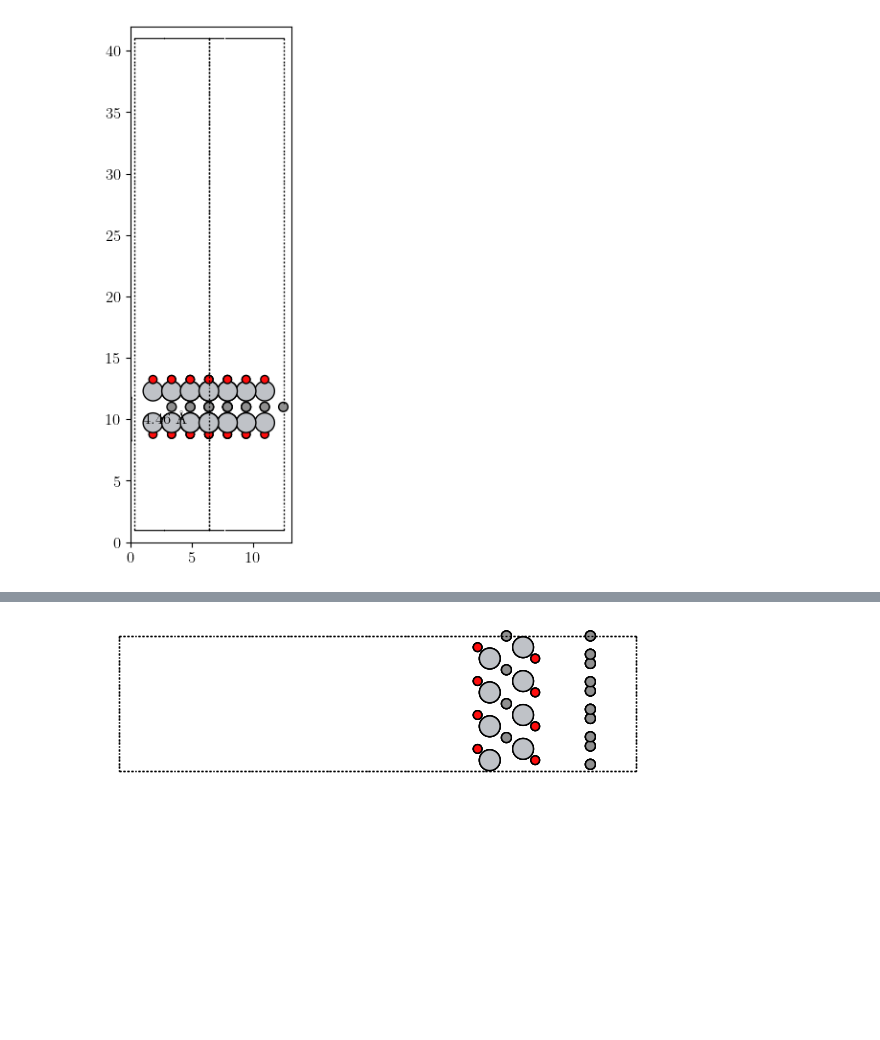
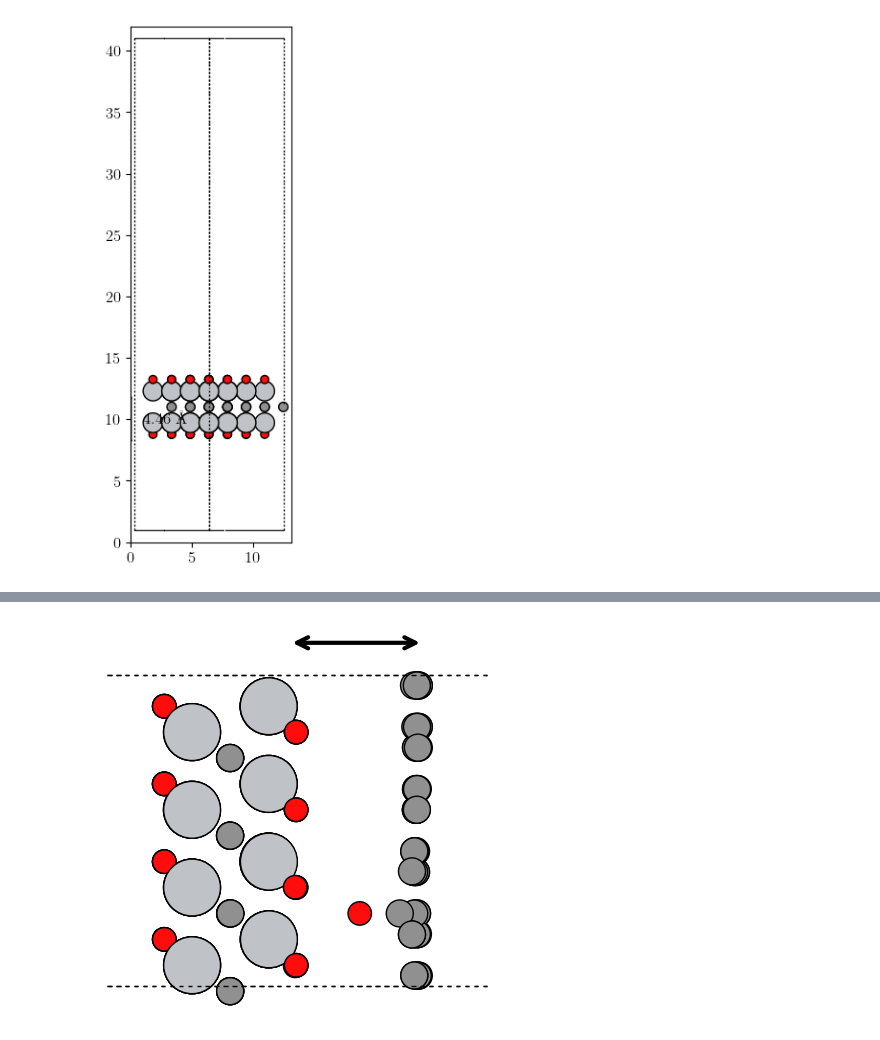
Before and after one commit to joehart2001/WA_MACE-MP-0, a Jupyter notebook: graphene_mxene_basic_properties.ipynb, the cells around one changed output, grey strips where cells are left out. Cells and saved outputs as stored; diff of their text form; code cells hidden in the pictures; blank space fills up the shorter version.

```diff
--- a/graphene_mxene_basic_properties.ipynb
+++ b/graphene_mxene_basic_properties.ipynb
@@ -209,0 +212,4 @@ plt.show()
+# %%
+m_g_relaxed = io.read("structures/m_g_relaxed_omat.xyz")
+m_go_relaxed = io.read("structures/m_go_relaxed_omat.xyz")
+m_goh_relaxed = io.read("structures/m_goh_relaxed_omat.xyz")
@@ -210,14 +233,16 @@ plt.show()
 # %%
-fig, ax = plt.subplots(figsize=(7, 7))
-
-total_atoms = mxene_relaxed_omat + graphene_atoms
-
-# Plot the atoms in 2D
-plot_atoms(total_atoms, ax, radii=0.5, rotation=('90x, 30y, -90z'))  # Adjust rotation as needed
+fig, ax = plt.subplots(figsize=(5, 5))
 
 
+plot_atoms(m_go_relaxed, ax, radii=0.6, rotation=('90x, 30y, 90z'))  # Adjust rotation as needed
+
+plt.annotate("", xy=(13.2, 12.5), xytext=(17.7, 12.5),
+            arrowprops=dict(arrowstyle="<->", lw=3, color="black", mutation_scale=20))
+
 plt.axis("off")
-#plt.ylim(25, 40)
+plt.xlim(7, 20)
+plt.ylim(0,13)
+#plt.savefig("figures/interlayer_spacing_mgo_diagram.png", dpi=300)
 plt.show()
 # %% [output]
-[figure, old version]
+[figure, new version]
```
Also changed, not shown: parts of 3 cells of this notebook, 8 other files.
